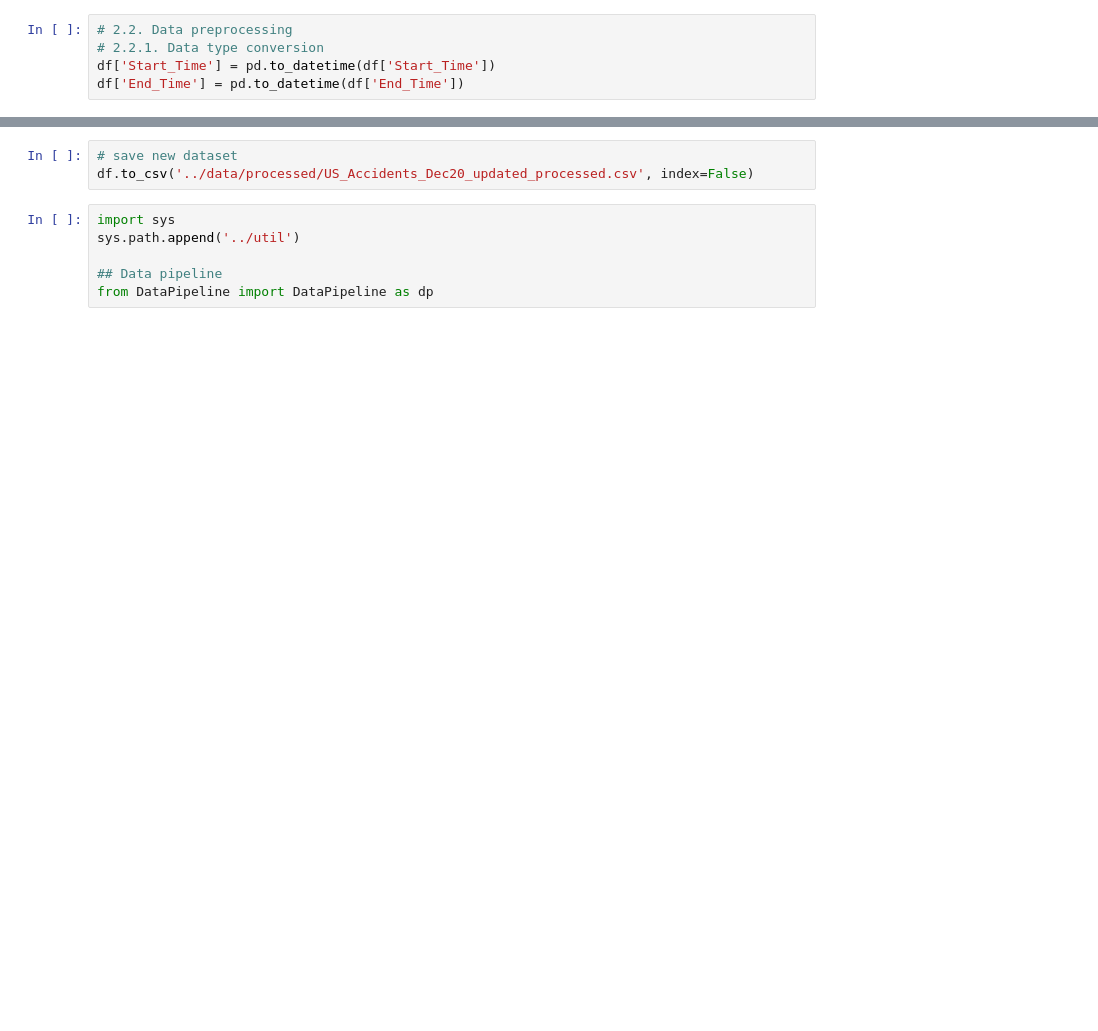
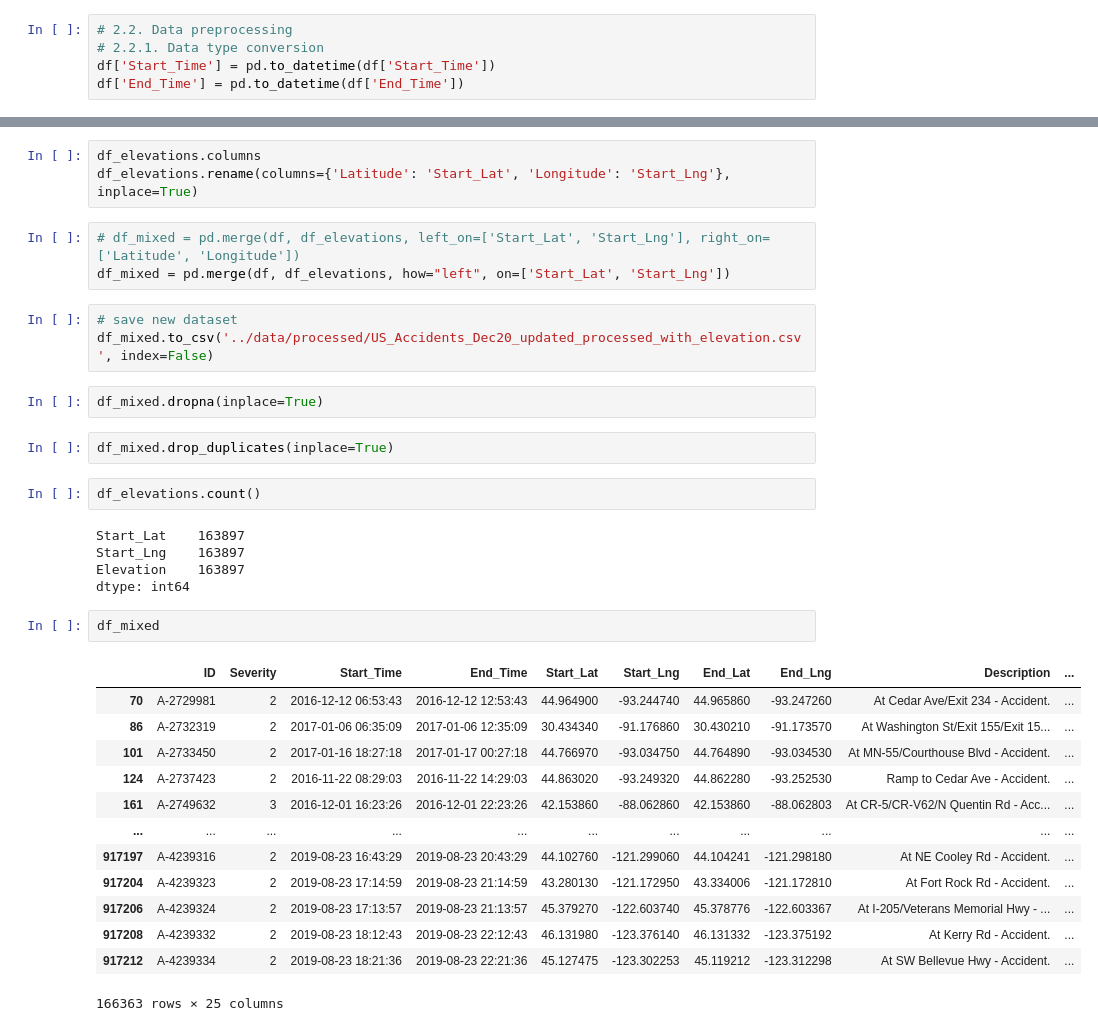
Before and after one commit to data301-2021-winter1/project-group53, a Jupyter notebook: notebooks/analysis1.ipynb, the cells around one changed output, grey strips where cells are left out. Saved outputs shown, nothing was run; the diff lists cells and outputs as text; blank space fills up the shorter version.

Commit message:
Updated working notebook to account for elevation

```diff
--- a/notebooks/analysis1.ipynb
+++ b/notebooks/analysis1.ipynb
@@ -279,9 +270,36 @@ df['End_Time'] = pd.to_datetime(df['End_Time'])
+# %%
+df_elevations.columns
+df_elevations.rename(columns={'Latitude': 'Start_Lat', 'Longitude': 'Start_Lng'}, inplace=True)
+# %%
+# df_mixed = pd.merge(df, df_elevations, left_on=['Start_Lat', 'Start_Lng'], right_on=['Latitude', 'Longitude'])
+df_mixed = pd.merge(df, df_elevations, how="left", on=['Start_Lat', 'Start_Lng'])
 # %%
 # save new dataset
-df.to_csv('../data/processed/US_Accidents_Dec20_updated_processed.csv', index=False)
+df_mixed.to_csv('../data/processed/US_Accidents_Dec20_updated_processed_with_elevation.csv', index=False)
-# %%
-import sys
-sys.path.append('../util')
-
-## Data pipeline
-from DataPipeline import DataPipeline as dp
+# %%
+df_mixed.dropna(inplace=True)
+# %%
+df_mixed.drop_duplicates(inplace=True)
+# %%
+df_elevations.count()
+# %% [output]
+Start_Lat    163897
+Start_Lng    163897
+Elevation    163897
+dtype: int64
+# %%
+df_mixed
+# %% [output]
+|  | ID | Severity | Start_Time | End_Time | Start_Lat | Start_Lng | End_Lat | End_Lng | Description | ... |
+| 70 | A-2729981 | 2 | 2016-12-12 06:53:43 | 2016-12-12 12:53:43 | 44.964900 | -93.244740 | 44.965860 | -93.247260 | At Cedar Ave/Exit 234 - Accident. | ... |
+| 86 | A-2732319 | 2 | 2017-01-06 06:35:09 | 2017-01-06 12:35:09 | 30.434340 | -91.176860 | 30.430210 | -91.173570 | At Washington St/Exit 155/Exit 15... | ... |
+| 101 | A-2733450 | 2 | 2017-01-16 18:27:18 | 2017-01-17 00:27:18 | 44.766970 | -93.034750 | 44.764890 | -93.034530 | At MN-55/Courthouse Blvd - Accident. | ... |
+| 124 | A-2737423 | 2 | 2016-11-22 08:29:03 | 2016-11-22 14:29:03 | 44.863020 | -93.249320 | 44.862280 | -93.252530 | Ramp to Cedar Ave - Accident. | ... |
+| 161 | A-2749632 | 3 | 2016-12-01 16:23:26 | 2016-12-01 22:23:26 | 42.153860 | -88.062860 | 42.153860 | -88.062803 | At CR-5/CR-V62/N Quentin Rd - Acc... | ... |
+| ... | ... | ... | ... | ... | ... | ... | ... | ... | ... | ... |
+| 917197 | A-4239316 | 2 | 2019-08-23 16:43:29 | 2019-08-23 20:43:29 | 44.102760 | -121.299060 | 44.104241 | -121.298180 | At NE Cooley Rd - Accident. | ... |
+| 917204 | A-4239323 | 2 | 2019-08-23 17:14:59 | 2019-08-23 21:14:59 | 43.280130 | -121.172950 | 43.334006 | -121.172810 | At Fort Rock Rd - Accident. | ... |
+| 917206 | A-4239324 | 2 | 2019-08-23 17:13:57 | 2019-08-23 21:13:57 | 45.379270 | -122.603740 | 45.378776 | -122.603367 | At I-205/Veterans Memorial Hwy - ... | ... |
+| 917208 | A-4239332 | 2 | 2019-08-23 18:12:43 | 2019-08-23 22:12:43 | 46.131980 | -123.376140 | 46.131332 | -123.375192 | At Kerry Rd - Accident. | ... |
+| 917212 | A-4239334 | 2 | 2019-08-23 18:21:36 | 2019-08-23 22:21:36 | 45.127475 | -123.302253 | 45.119212 | -123.312298 | At SW Bellevue Hwy - Accident. | ... |
+166363 rows × 25 columns
```
Also changed, not shown: parts of 28 cells of this notebook.
